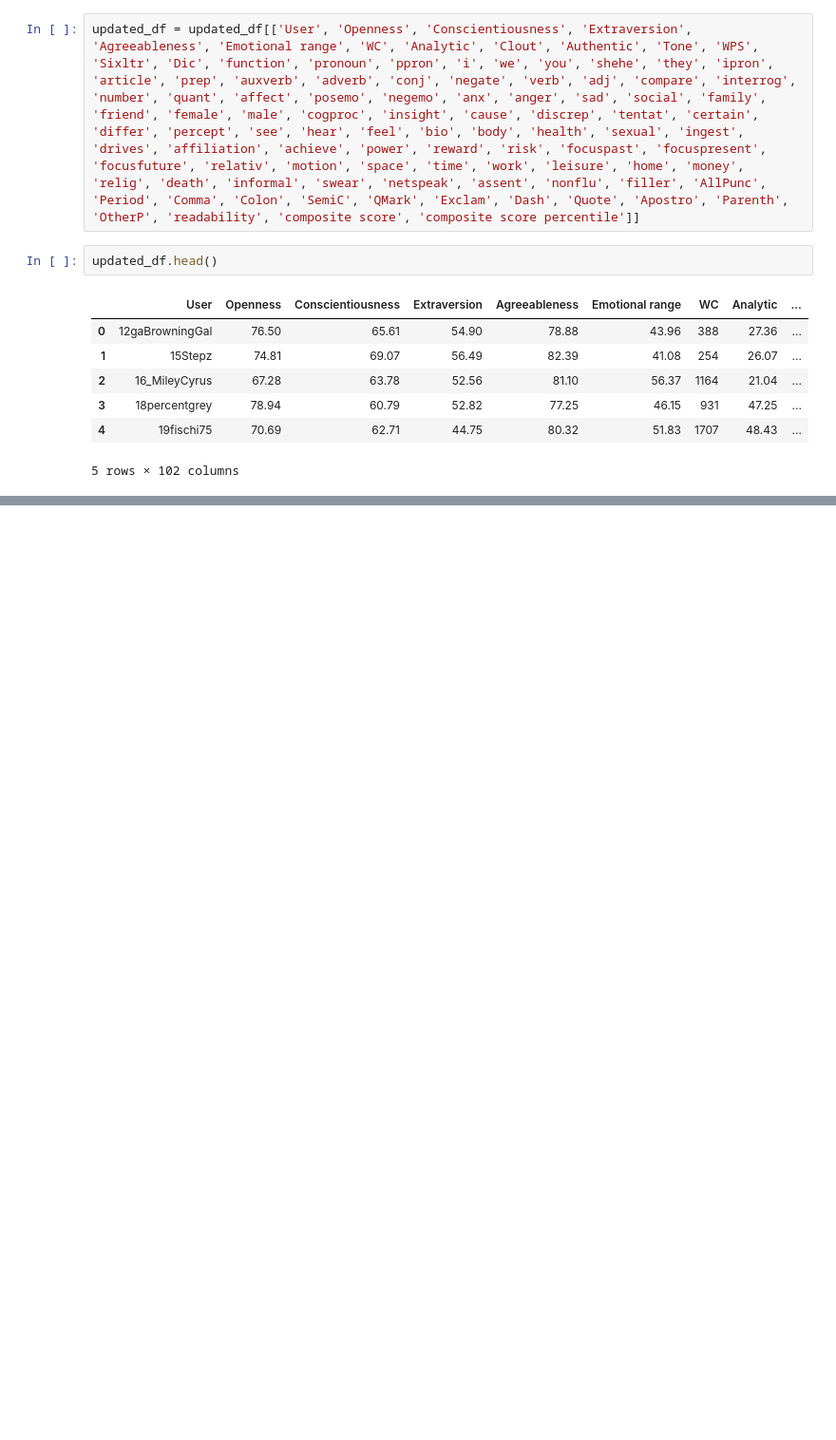
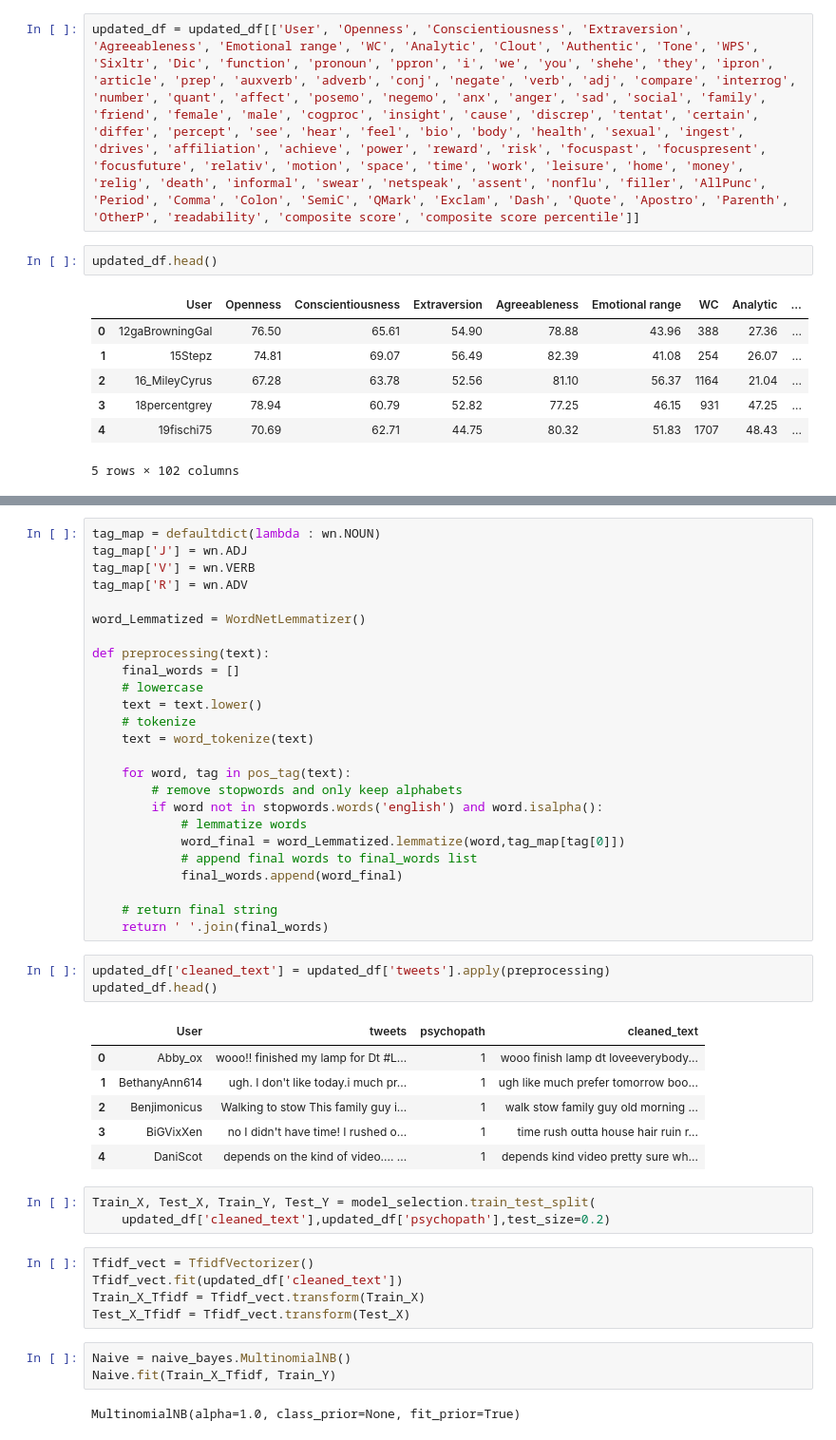
Before and after one commit to poimgs/Psych_Path, a Jupyter notebook: DAP.ipynb, the cells around one changed output, grey strips where cells are left out. Shown at 95% size. Cells and saved outputs as stored; diff of their text form; blank space fills up the shorter version.

```diff
--- a/DAP.ipynb
+++ b/DAP.ipynb
@@ -269,0 +316,48 @@ plt.show()
+# %%
+tag_map = defaultdict(lambda : wn.NOUN)
+tag_map['J'] = wn.ADJ
+tag_map['V'] = wn.VERB
+tag_map['R'] = wn.ADV
+
+word_Lemmatized = WordNetLemmatizer()
+
+def preprocessing(text):
+    final_words = []
+    # lowercase
+    text = text.lower()
+    # tokenize
+    text = word_tokenize(text)
+
+    for word, tag in pos_tag(text):
+        # remove stopwords and only keep alphabets
+        if word not in stopwords.words('english') and word.isalpha():
+            # lemmatize words
+            word_final = word_Lemmatized.lemmatize(word,tag_map[tag[0]])
+            # append final words to final_words list
+            final_words.append(word_final)
+
+    # return final string
+    return ' '.join(final_words)
+# %%
+updated_df['cleaned_text'] = updated_df['tweets'].apply(preprocessing)
+updated_df.head()
+# %% [output]
+|  | User | tweets | psychopath | cleaned_text |
+| 0 | Abby_ox | wooo!! finished my lamp for Dt #L... | 1 | wooo finish lamp dt loveeverybody... |
+| 1 | BethanyAnn614 | ugh. I don't like today.i much pr... | 1 | ugh like much prefer tomorrow boo... |
+| 2 | Benjimonicus | Walking to stow This family guy i... | 1 | walk stow family guy old morning ... |
+| 3 | BiGVixXen | no I didn't have time! I rushed o... | 1 | time rush outta house hair ruin r... |
+| 4 | DaniScot | depends on the kind of video.... ... | 1 | depends kind video pretty sure wh... |
+# %%
+Train_X, Test_X, Train_Y, Test_Y = model_selection.train_test_split(
+    updated_df['cleaned_text'],updated_df['psychopath'],test_size=0.2)
+# %%
+Tfidf_vect = TfidfVectorizer()
+Tfidf_vect.fit(updated_df['cleaned_text'])
+Train_X_Tfidf = Tfidf_vect.transform(Train_X)
+Test_X_Tfidf = Tfidf_vect.transform(Test_X)
+# %%
+Naive = naive_bayes.MultinomialNB()
+Naive.fit(Train_X_Tfidf, Train_Y)
+# %% [output]
+MultinomialNB(alpha=1.0, class_prior=None, fit_prior=True)
```
Also changed, not shown: parts of 10 cells of this notebook, 3 other files.
